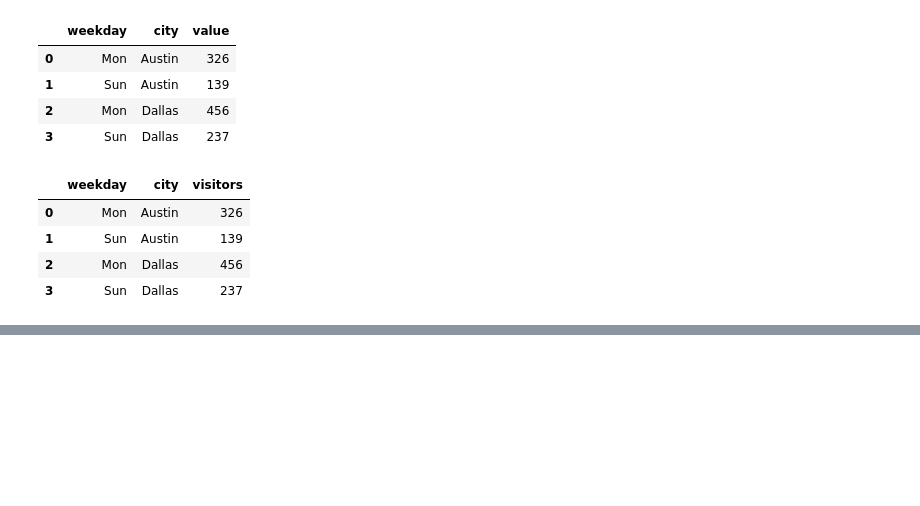
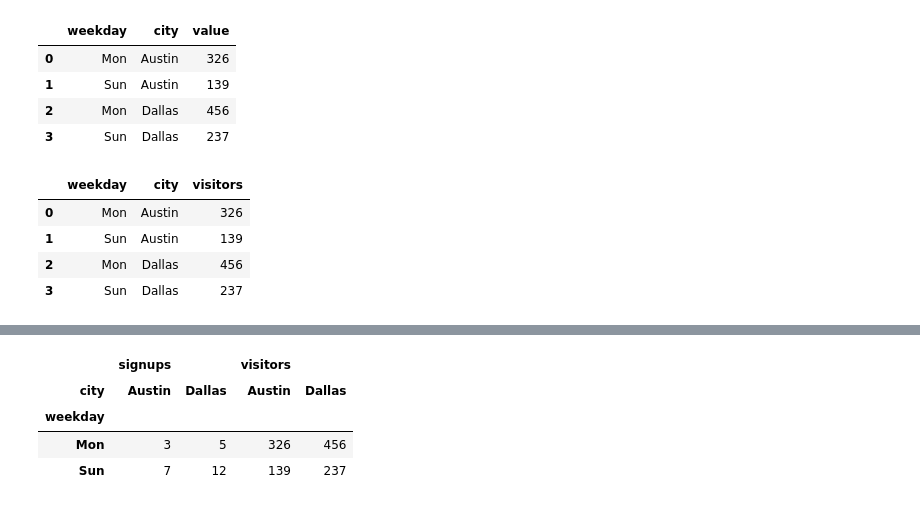
Before and after one commit to SurajKande/python-pandas, a Jupyter notebook: pandas_dataframe_manipulation.ipynb, the cells around one changed output, grey strips where cells are left out. Saved outputs shown, nothing was run; the diff lists cells and outputs as text; code cells hidden in the pictures; blank space fills up the shorter version.

```diff
--- a/pandas_dataframe_manipulation.ipynb
+++ b/pandas_dataframe_manipulation.ipynb
@@ -551,0 +571,9 @@ visitors_melt_data_frame.sort_index()
+# %%
+city_weekday = users_data_frame.pivot_table(index='weekday', columns='city')
+city_weekday.sort_index()
+# %% [output]
+|  | signups |  | visitors |  |
+| city | Austin | Dallas | Austin | Dallas |
+| weekday |  |  |  |  |
+| Mon | 3 | 5 | 326 | 456 |
+| Sun | 7 | 12 | 139 | 237 |
```
Also changed, not shown: parts of 4 cells of this notebook.
